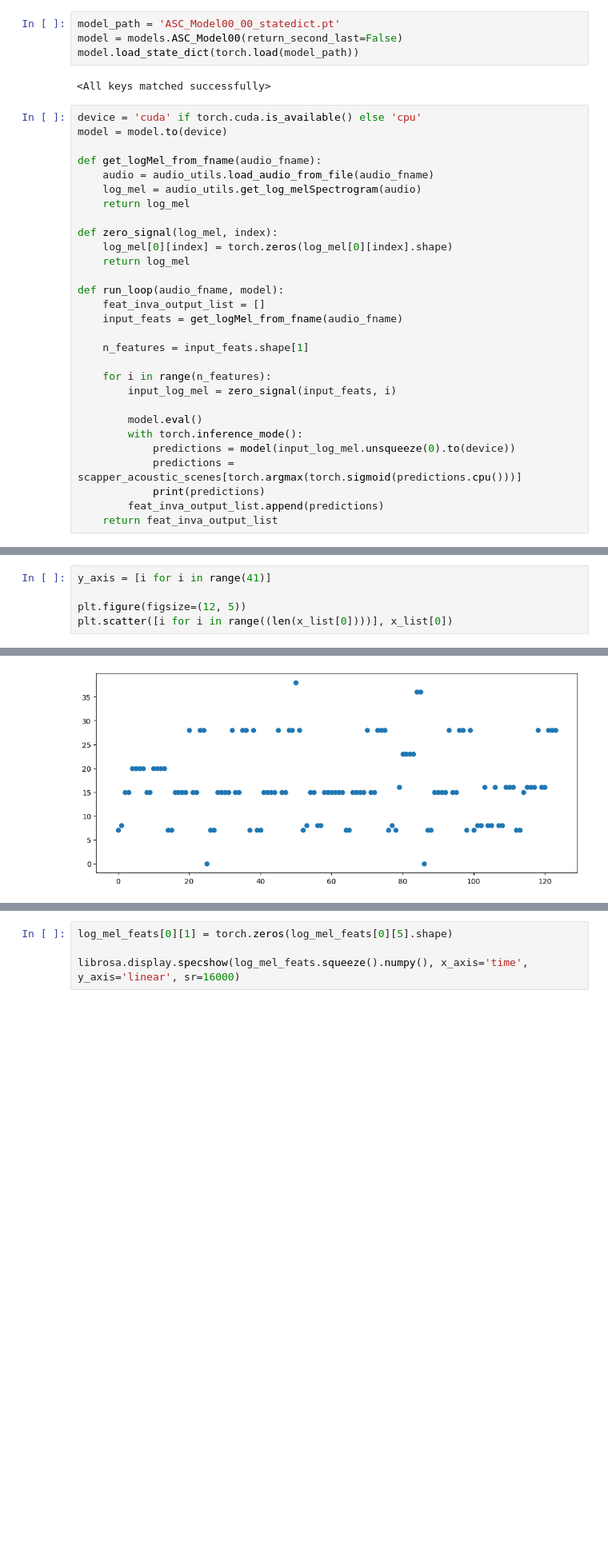
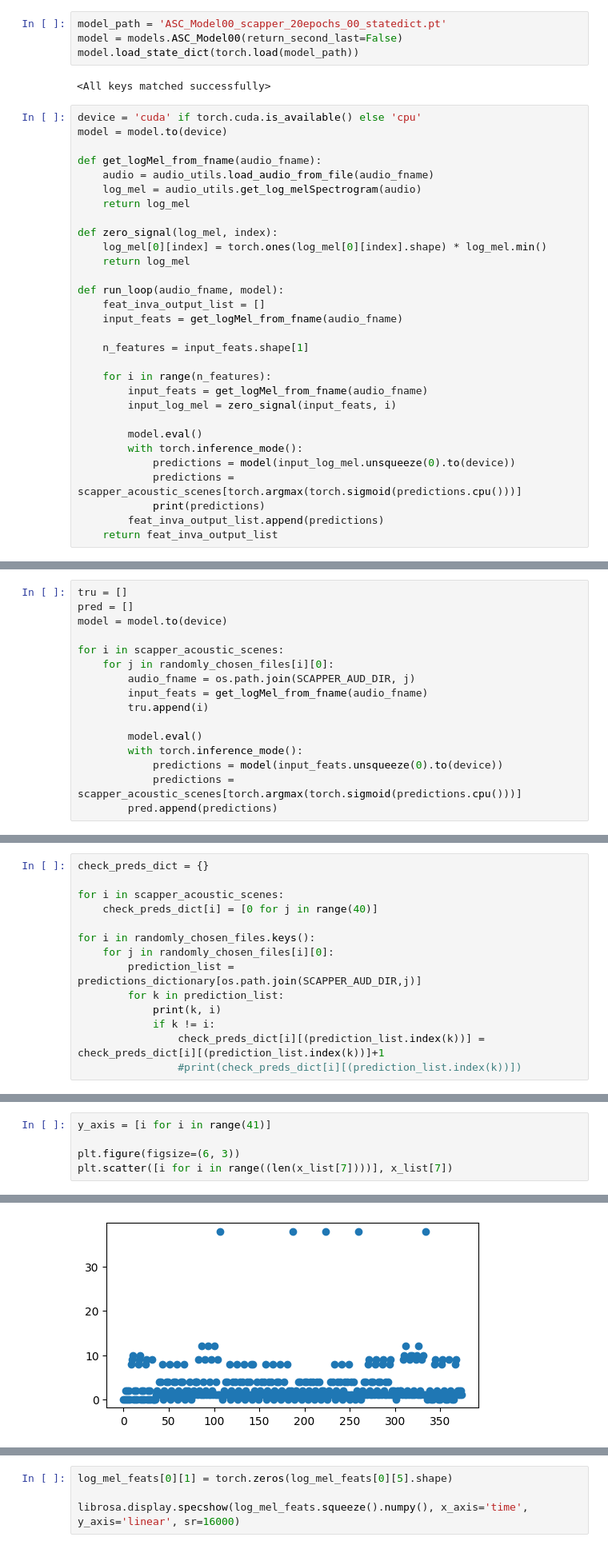
Before and after one commit to darshitttt/ASC_AED_JoinTask, a Jupyter notebook: ASC_cam.ipynb, the cells around one changed output, grey strips where cells are left out. Shown at 80% size. Cells and saved outputs as stored; diff of their text form; blank space fills up the shorter version.

```diff
--- a/ASC_cam.ipynb
+++ b/ASC_cam.ipynb
@@ -16,7 +16,7 @@ SCAPPER_DF = pd.read_csv('predictions/scapper_scenePredictions_model00.csv')
 SCAPPER_AUD_DIR = '../audioData/sythenticSoundscenes/test'
 scapper_acoustic_scenes = (list)(SCAPPER_DF['acoustic_scene_label'].unique())
 # %%
-model_path = 'ASC_Model00_00_statedict.pt'
+model_path = 'ASC_Model00_scapper_20epochs_00_statedict.pt'
 model = models.ASC_Model00(return_second_last=False)
 model.load_state_dict(torch.load(model_path))
 # %% [output]
@@ -31,7 +31,7 @@ def get_logMel_from_fname(audio_fname):
     return log_mel
 
 def zero_signal(log_mel, index):
-    log_mel[0][index] = torch.zeros(log_mel[0][index].shape)
+    log_mel[0][index] = torch.ones(log_mel[0][index].shape) * log_mel.min()
     return log_mel
 
 def run_loop(audio_fname, model):
@@ -41,6 +41,7 @@ def run_loop(audio_fname, model):
     n_features = input_feats.shape[1]
 
     for i in range(n_features):
+        input_feats = get_logMel_from_fname(audio_fname)
         input_log_mel = zero_signal(input_feats, i)
 
         model.eval()
@@ -114,0 +92,16 @@ _
+# %%
+tru = []
+pred = []
+model = model.to(device)
+
+for i in scapper_acoustic_scenes:
+    for j in randomly_chosen_files[i][0]:
+        audio_fname = os.path.join(SCAPPER_AUD_DIR, j)
+        input_feats = get_logMel_from_fname(audio_fname)
+        tru.append(i)
+
+        model.eval()
+        with torch.inference_mode():
+            predictions = model(input_feats.unsqueeze(0).to(device))
+            predictions = scapper_acoustic_scenes[torch.argmax(torch.sigmoid(predictions.cpu()))]
+        pred.append(predictions)
@@ -114,0 +121,14 @@ _
+# %%
+check_preds_dict = {}
+
+for i in scapper_acoustic_scenes:
+    check_preds_dict[i] = [0 for j in range(40)]
+
+for i in randomly_chosen_files.keys():
+    for j in randomly_chosen_files[i][0]:
+        prediction_list = predictions_dictionary[os.path.join(SCAPPER_AUD_DIR,j)]
+        for k in prediction_list:
+            print(k, i)
+            if k != i:
+                check_preds_dict[i][(prediction_list.index(k))] = check_preds_dict[i][(prediction_list.index(k))]+1
+                #print(check_preds_dict[i][(prediction_list.index(k))])
@@ -131,8 +185,8 @@ len(x_list[1])
 # %%
 y_axis = [i for i in range(41)]
 
-plt.figure(figsize=(12, 5))
-plt.scatter([i for i in range((len(x_list[0])))], x_list[0])
+plt.figure(figsize=(6, 3))
+plt.scatter([i for i in range((len(x_list[7])))], x_list[7])
 # %% [output]
 <matplotlib.collections.PathCollection at 0x...>
-[figure, old version]
+[figure, new version]
```
Also changed, not shown: parts of 14 cells of this notebook.
